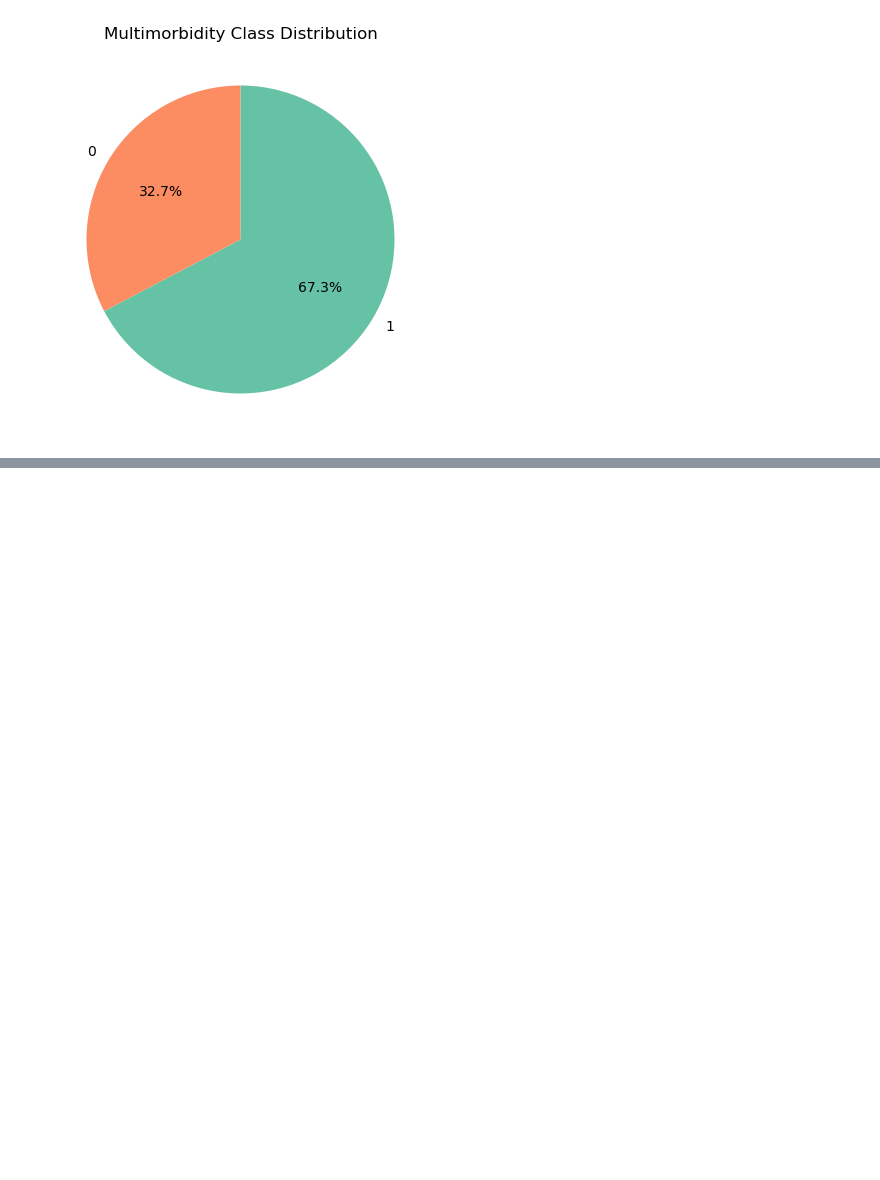
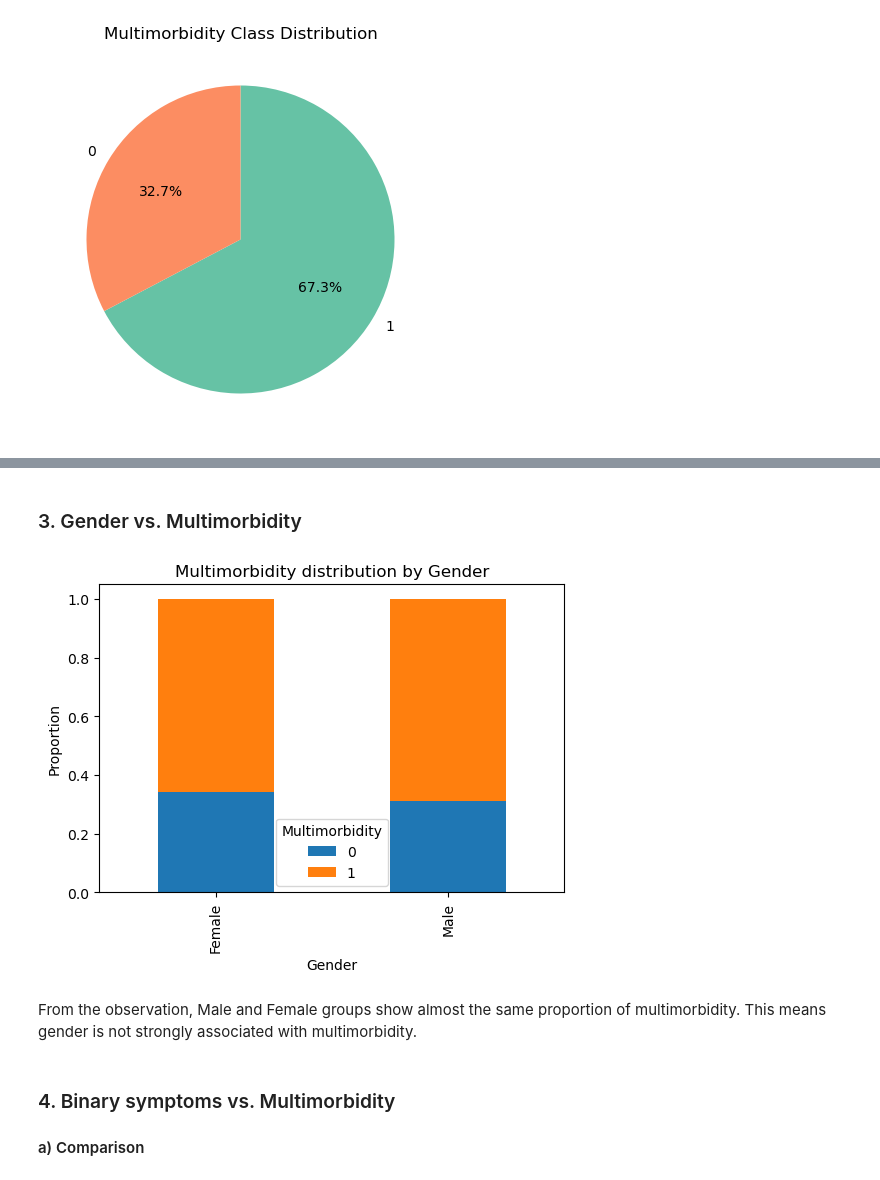
Before and after one commit to Pamela-Chebii/Multimorbidity_Prediction, a Jupyter notebook: Multimobidity.ipynb, the cells around one changed output, grey strips where cells are left out. Drawn from its saved outputs; the diff is of its cells as text; code cells hidden in the pictures; blank space fills up the shorter version.

```diff
--- a/Multimobidity.ipynb
+++ b/Multimobidity.ipynb
@@ -88,0 +137,17 @@ From the two plots, the dataset is imbalanced:
+# %% [markdown]
+### 3. Gender vs. Multimorbidity
+# %%
+pd.crosstab(df['Gender'], df['Multimorbidity'], normalize='index').plot(
+    kind='bar', stacked=True, figsize=(6,4)
+)
+plt.title('Multimorbidity distribution by Gender')
+plt.ylabel('Proportion')
+plt.show()
+# %% [output]
+[figure, added]
+# %% [markdown]
+From the observation, Male and Female groups show almost the same proportion of multimorbidity. This means gender is not strongly associated with multimorbidity.
+# %% [markdown]
+### 4. Binary symptoms vs. Multimorbidity
+
+#### a) Comparison
```
Also changed, not shown: parts of 18 cells of this notebook, 1 other file.
